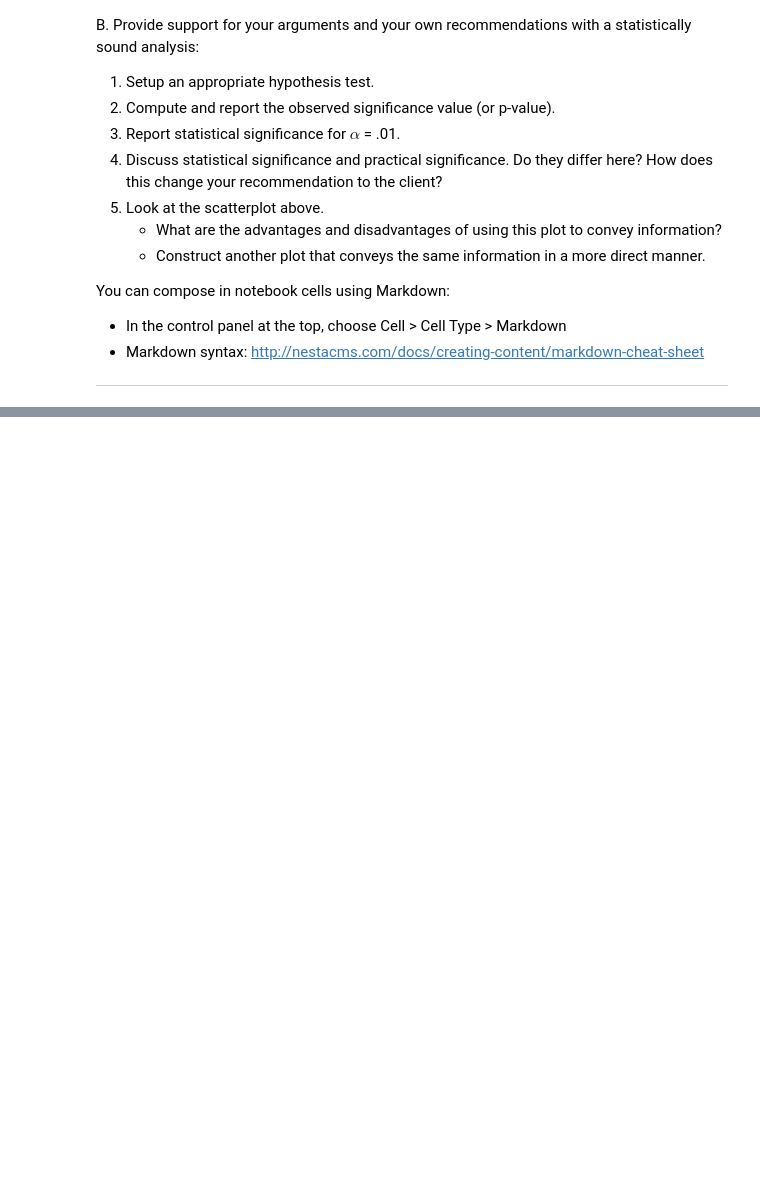
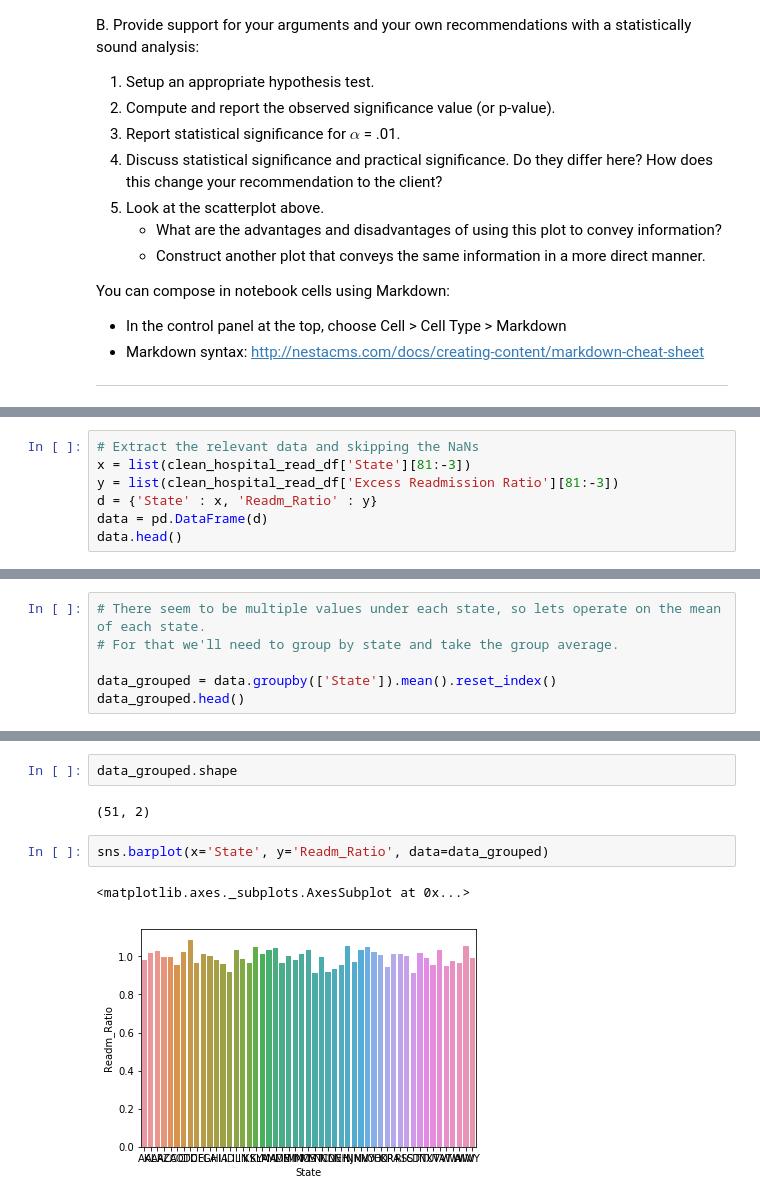
Before and after one commit to harsha-nilakantan/Springboard, a Jupyter notebook: 6.2 Exploratory Data Analysis/3. Project - Reduce Hospital Readmissions Using EDA/sliderule_dsi_inferential_statistics_exercise_3.ipynb, the cells around one changed output, grey strips where cells are left out. Saved outputs shown, nothing was run; the diff lists cells and outputs as text; blank space fills up the shorter version.

```diff
--- a/6.2 Exploratory Data Analysis/3. Project - Reduce Hospital Readmissions Using EDA/sliderule_dsi_inferential_statistics_exercise_3.ipynb
+++ b/6.2 Exploratory Data Analysis/3. Project - Reduce Hospital Readmissions Using EDA/sliderule_dsi_inferential_statistics_exercise_3.ipynb
@@ -106,0 +226,7 @@ You can compose in notebook cells using Markdown:
+# %%
+# Extract the relevant data and skipping the NaNs
+x = list(clean_hospital_read_df['State'][81:-3])
+y = list(clean_hospital_read_df['Excess Readmission Ratio'][81:-3])
+d = {'State' : x, 'Readm_Ratio' : y}
+data = pd.DataFrame(d)
+data.head()
@@ -106,0 +240,6 @@ You can compose in notebook cells using Markdown:
+# %%
+# There seem to be multiple values under each state, so lets operate on the mean of each state.
+# For that we'll need to group by state and take the group average.
+
+data_grouped = data.groupby(['State']).mean().reset_index()
+data_grouped.head()
@@ -106,0 +253,9 @@ You can compose in notebook cells using Markdown:
+# %%
+data_grouped.shape
+# %% [output]
+(51, 2)
+# %%
+sns.barplot(x='State', y='Readm_Ratio', data=data_grouped)
+# %% [output]
+<matplotlib.axes._subplots.AxesSubplot at 0x...>
+[figure, added]
```
Also changed, not shown: parts of 33 cells of this notebook.
